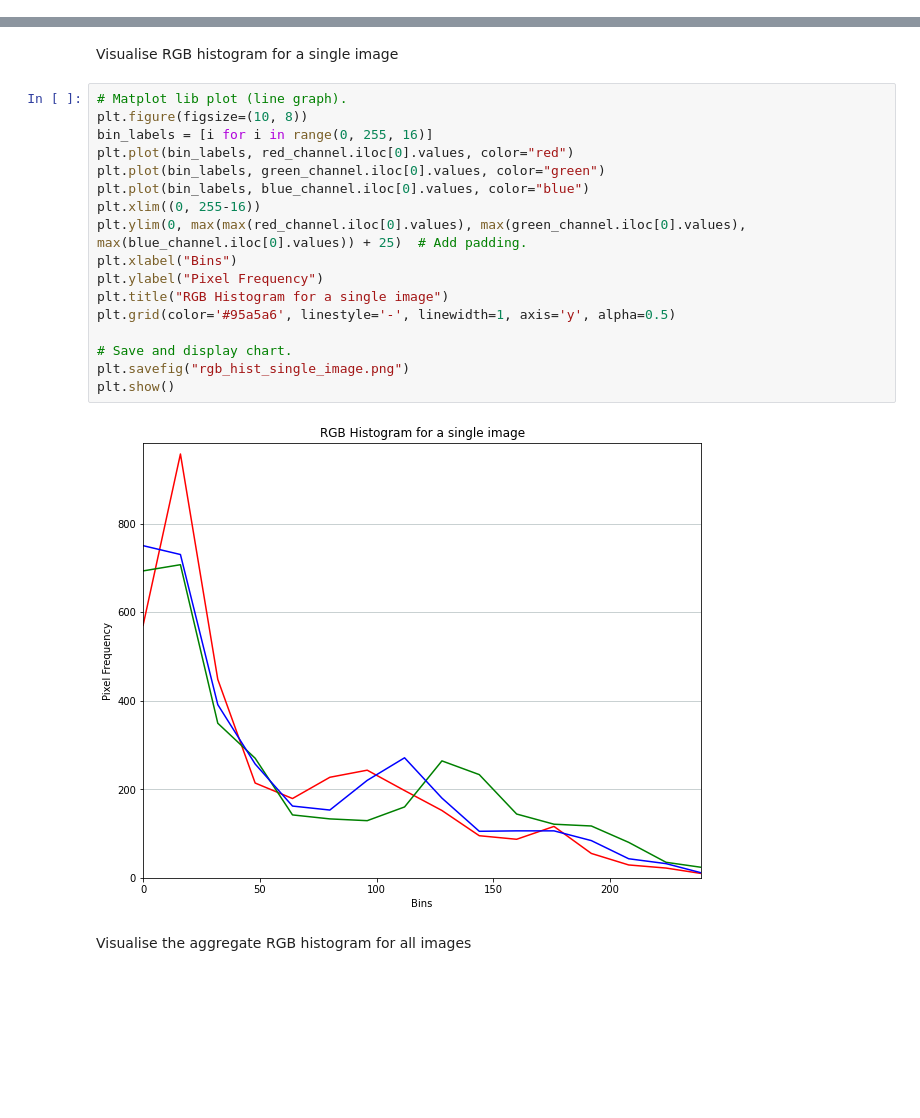
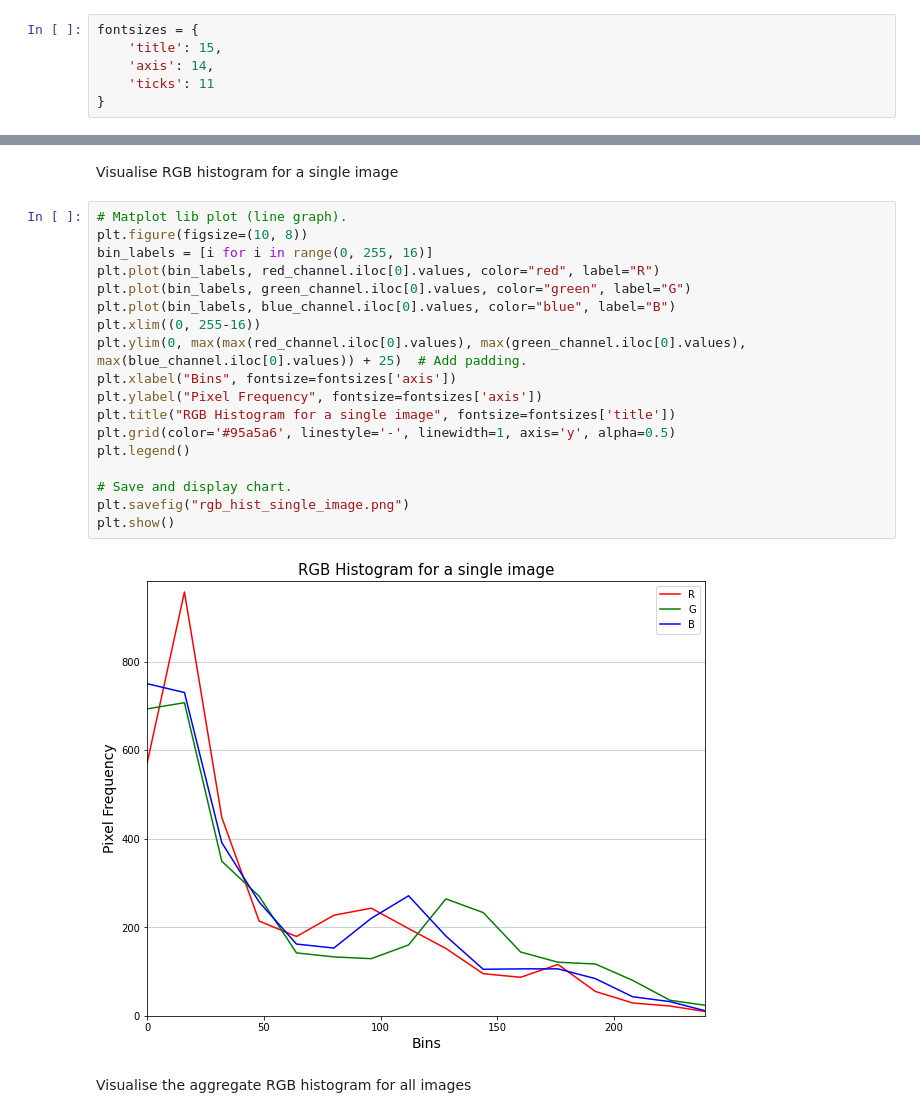
Before and after one commit to Adamouization/Seal-Pup-Aerial-Imagery-Neural-Network-Classifier, a Jupyter notebook: jupyter prototyping/binary_classification.ipynb, the cells around one changed output, grey strips where cells are left out. Drawn from its saved outputs; the diff is of its cells as text; blank space fills up the shorter version.

```diff
--- a/jupyter prototyping/binary_classification.ipynb
+++ b/jupyter prototyping/binary_classification.ipynb
@@ -16,6 +16,12 @@ from sklearn.metrics import confusion_matrix
 from sklearn.model_selection import train_test_split
 # %%
 RANDOM_SEED = 111
+# %%
+fontsizes = {
+    'title': 15,
+    'axis': 14,
+    'ticks': 11
+}
 # %% [markdown]
 ### Load training data
 # %%
@@ -164,22 +170,23 @@ Visualise RGB histogram for a single image
 # %%
 # Matplot lib plot (line graph).
 plt.figure(figsize=(10, 8))
 bin_labels = [i for i in range(0, 255, 16)]
-plt.plot(bin_labels, red_channel.iloc[0].values, color="red")
-plt.plot(bin_labels, green_channel.iloc[0].values, color="green")
-plt.plot(bin_labels, blue_channel.iloc[0].values, color="blue")
+plt.plot(bin_labels, red_channel.iloc[0].values, color="red", label="R")
+plt.plot(bin_labels, green_channel.iloc[0].values, color="green", label="G")
+plt.plot(bin_labels, blue_channel.iloc[0].values, color="blue", label="B")
 plt.xlim((0, 255-16))
 plt.ylim(0, max(max(red_channel.iloc[0].values), max(green_channel.iloc[0].values), max(blue_channel.iloc[0].values)) + 25)  # Add padding.
-plt.xlabel("Bins")
-plt.ylabel("Pixel Frequency")
-plt.title("RGB Histogram for a single image")
+plt.xlabel("Bins", fontsize=fontsizes['axis'])
+plt.ylabel("Pixel Frequency", fontsize=fontsizes['axis'])
+plt.title("RGB Histogram for a single image", fontsize=fontsizes['title'])
 plt.grid(color='#95a5a6', linestyle='-', linewidth=1, axis='y', alpha=0.5)
+plt.legend()
 
 # Save and display chart.
 plt.savefig("rgb_hist_single_image.png")
 plt.show()
 # %% [output]
-[figure, old version]
+[figure, new version]
 # %% [markdown]
 Visualise the aggregate RGB histogram for all images
 # %%
```
Also changed, not shown: parts of 4 cells of this notebook, 4 other files.
